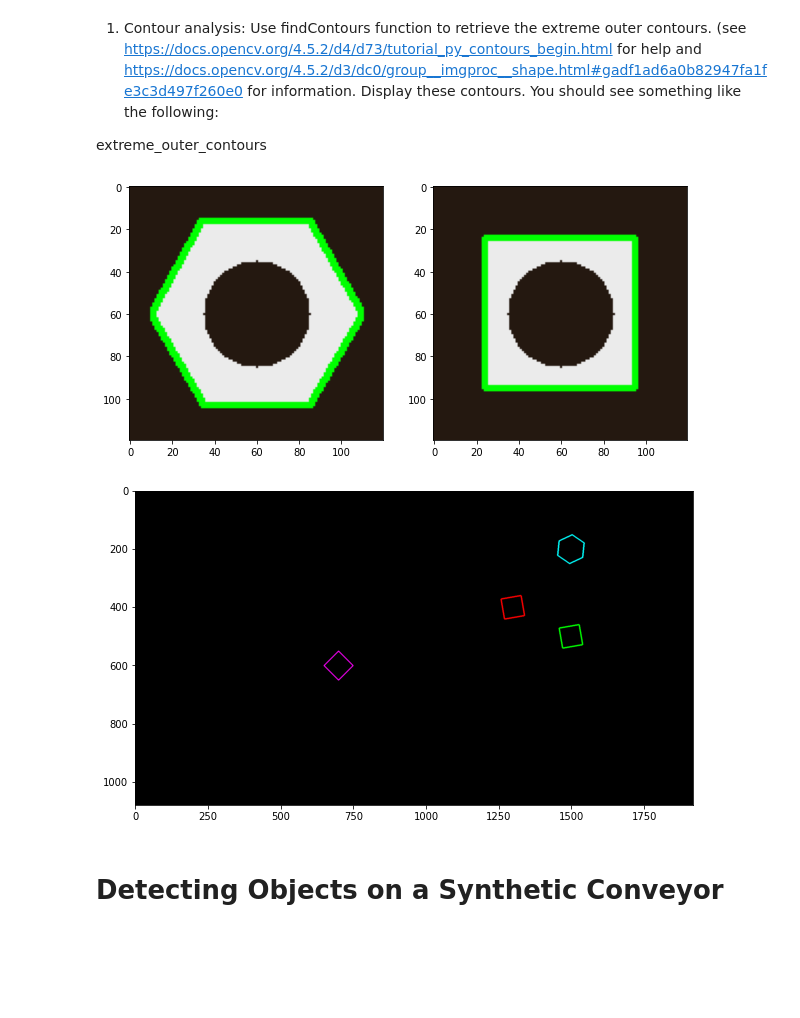
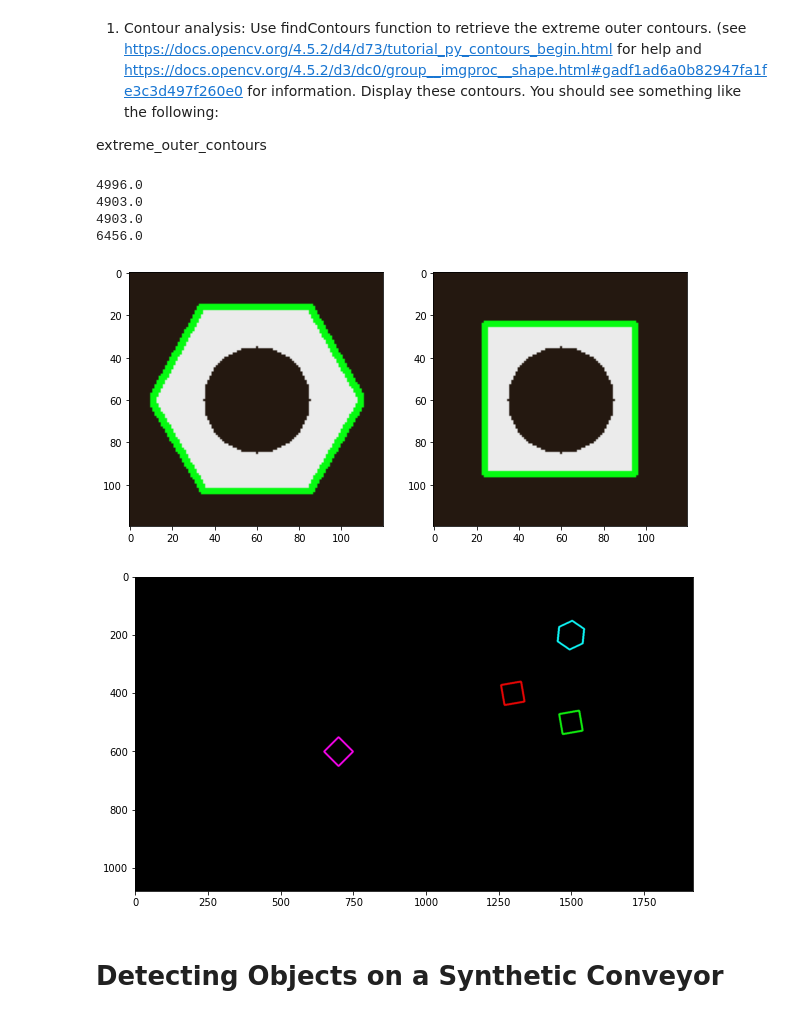
Before and after one commit to Lahiru-Sanjaya-Lankagama/Image-processing-Assignment-3, a Jupyter notebook: 190350F_a03.ipynb, the cells around one changed output. Drawn from its saved outputs; the diff is of its cells as text; code cells hidden in the pictures; blank space fills up the shorter version.

```diff
--- a/190350F_a03.ipynb
+++ b/190350F_a03.ipynb
@@ -160,9 +160,12 @@ import random
 
 contours = []
 hierarchy = []
+outer_contours_hexnut = []
+outer_contours_squarenut = []
 outer_contours = []
-colors = [(255,0,255),(0,255,0),(255,0,0),(0,255,255)]
 invert_img = []
+colors = [(249,4,238),(17,238,15),(231,6,5),(14,247,247)]
+
 
 black_img = np.zeros((np.shape(images[2])[0],np.shape(images[2])[1] , 1), dtype = "uint8")
 black_img = cv.cvtColor(black_img, cv.COLOR_BGR2RGB)
@@ -170,35 +173,43 @@ black_img = cv.cvtColor(black_img, cv.COLOR_BGR2RGB)
 for i in binarized_images:
     invert_img.append(cv.bitwise_not(i))
 
 
 for i in invert_img:
     contours.append(cv.findContours(i, cv.RETR_EXTERNAL, cv.CHAIN_APPROX_SIMPLE)[0])
     hierarchy.append(cv.findContours(i, cv.RETR_EXTERNAL, cv.CHAIN_APPROX_SIMPLE)[1])
 
 fig, ax = plt.subplots(1,2,figsize = (10,10))
 
 for i in range(0, len(contours[0])):
     area = cv.contourArea(contours[0][i])
     if area > 6000:
         cv.drawContours(images[0], contours[0], i, colors[i], 2)
+        outer_contours_hexnut.append(contours[0][i])
 for i in range(0, len(contours[1])):
     area = cv.contourArea(contours[1][i])
     if area > 5000:
         cv.drawContours(images[1], contours[1], i, colors[i], 2)
+        outer_contours_squarenut.append(contours[1][i])
 for i in range(0, len(contours[2])):
     area = cv.contourArea(contours[2][i])
     if area > 4000:
-        cv.drawContours(black_img, contours[2], i, colors[i], 4)
+        print(area)
+        cv.drawContours(black_img, contours[2], i, colors[i], 5)
+        outer_contours.append(contours[2][i])
 for i in range(0, 2):
     ax[i].imshow(cv.bitwise_not(images[i]))
 
 fig, ax = plt.subplots(figsize = (10, 10))
 ax.imshow(black_img)
 
 plt.show()
 # %% [output]
+4996.0
+4903.0
+4903.0
+6456.0
 [figure]
-[figure, old version]
+[figure, new version]
 # %% [markdown]
 # Detecting Objects on a Synthetic Conveyor
 # %% [markdown]
```
Also changed, not shown: parts of 4 cells of this notebook, 1 other file.
